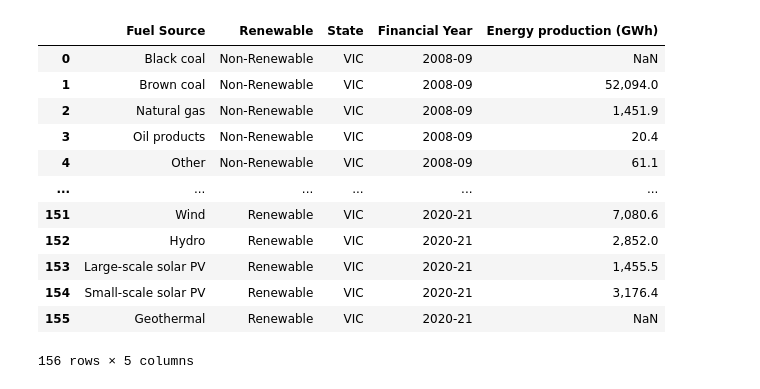
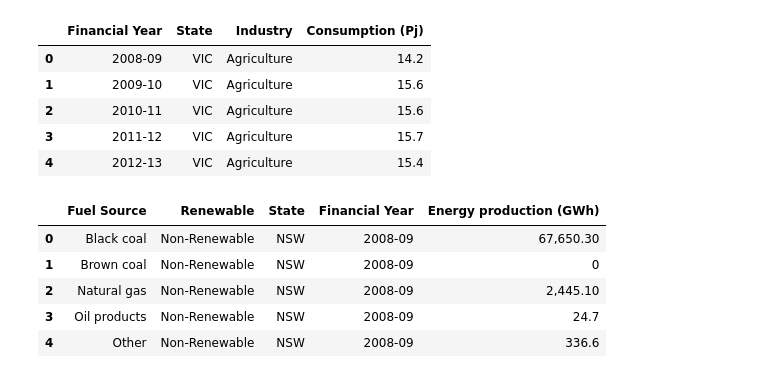
Before and after one commit to Lopokoiyit/PROJECT2-, a Jupyter notebook: data/data_cleaning.ipynb, the cells around one changed output. Cells and saved outputs as stored; diff of their text form; code cells hidden in the pictures.

```diff
--- a/data/data_cleaning.ipynb
+++ b/data/data_cleaning.ipynb
@@ -3,19 +45,29 @@ import pandas as pd
+# %%
+# read in vic consumption data on an industry basis from csv
+vic_industry_consumption_df = pd.read_csv("csv/vic_industry_consumption.csv")
+# add column to identify each row as vic data for after merge
+vic_industry_consumption_df["State"] = "VIC"
+# remove columns showing individual industries and create new rows instead
+vic_industry_consumption_df = vic_industry_consumption_df.melt(id_vars=["Financial Year", "State"], var_name="Industry", value_name="Consumption (Pj)")
+vic_industry_consumption_df.head()
+# %% [output]
+|  | Financial Year | State | Industry | Consumption (Pj) |
+| 0 | 2008-09 | VIC | Agriculture | 14.2 |
+| 1 | 2009-10 | VIC | Agriculture | 15.6 |
+| 2 | 2010-11 | VIC | Agriculture | 15.6 |
+| 3 | 2011-12 | VIC | Agriculture | 15.7 |
+| 4 | 2012-13 | VIC | Agriculture | 15.4 |
 # %%
-vic_production_df = pd.read_csv("csv/vic_production.csv")
-vic_production_df["State"] = "VIC"
-vic_production_df = vic_production_df.melt(id_vars=["Fuel Source", "Renewable", "State"], var_name ="Financial Year", value_name="Energy production (GWh)")
-vic_production_df
+nsw_production_df = pd.read_csv("csv/nsw_production.csv")
+nsw_production_df["State"] = "NSW"
+nsw_production_df = nsw_production_df.melt(id_vars=["Fuel Source", "Renewable", "State"], var_name ="Financial Year", value_name="Energy production (GWh)")
+nsw_production_df["Energy production (GWh)"]=nsw_production_df["Energy production (GWh)"].fillna(0)
+nsw_production_df["Fuel Source"]=nsw_production_df["Fuel Source"].str.strip()
+nsw_production_df.head()
 # %% [output]
 |  | Fuel Source | Renewable | State | Financial Year | Energy production (GWh) |
-| 0 | Black coal | Non-Renewable | VIC | 2008-09 | NaN |
-| 1 | Brown coal | Non-Renewable | VIC | 2008-09 | 52,094.0 |
-| 2 | Natural gas | Non-Renewable | VIC | 2008-09 | 1,451.9 |
-| 3 | Oil products | Non-Renewable | VIC | 2008-09 | 20.4 |
-| 4 | Other | Non-Renewable | VIC | 2008-09 | 61.1 |
-| ... | ... | ... | ... | ... | ... |
-| 151 | Wind | Renewable | VIC | 2020-21 | 7,080.6 |
-| 152 | Hydro | Renewable | VIC | 2020-21 | 2,852.0 |
-| 153 | Large-scale solar PV | Renewable | VIC | 2020-21 | 1,455.5 |
-| 154 | Small-scale solar PV | Renewable | VIC | 2020-21 | 3,176.4 |
-| 155 | Geothermal | Renewable | VIC | 2020-21 | NaN |
+| 0 | Black coal | Non-Renewable | NSW | 2008-09 | 67,650.30 |
+| 1 | Brown coal | Non-Renewable | NSW | 2008-09 | 0 |
+| 2 | Natural gas | Non-Renewable | NSW | 2008-09 | 2,445.10 |
+| 3 | Oil products | Non-Renewable | NSW | 2008-09 | 24.7 |
+| 4 | Other | Non-Renewable | NSW | 2008-09 | 336.6 |
-156 rows × 5 columns
```
Also changed, not shown: parts of 31 cells of this notebook, 10 other files.
